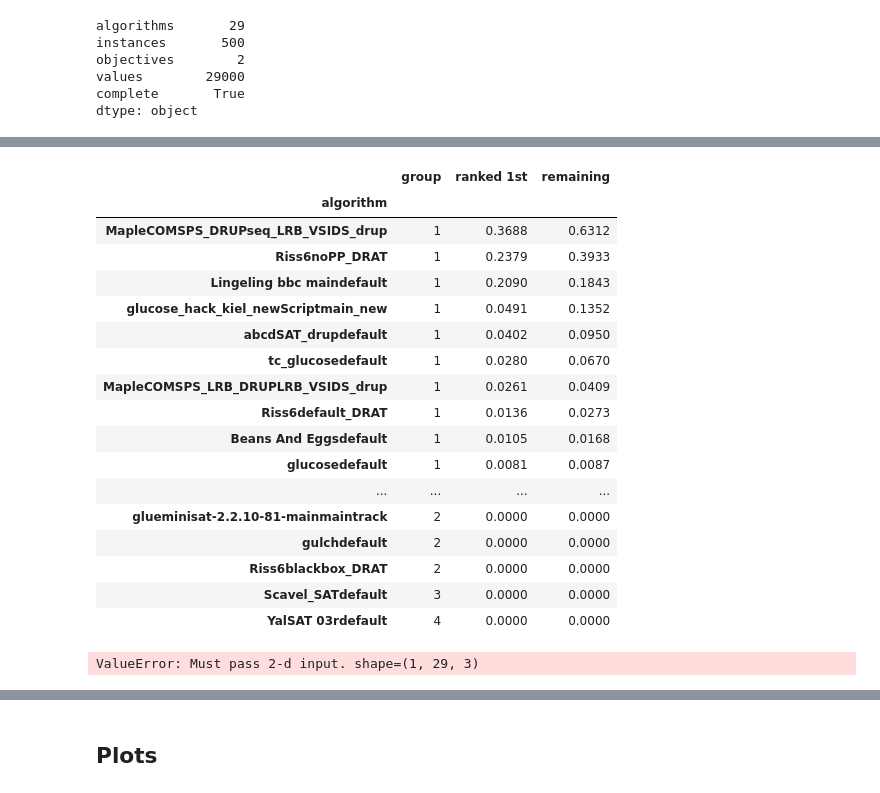
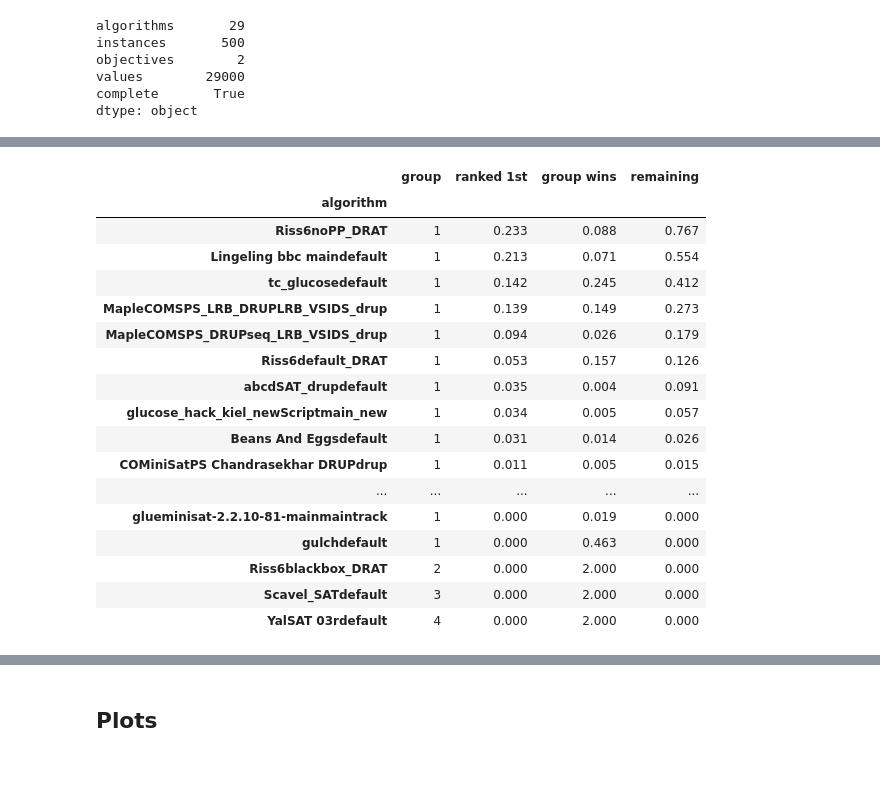
Before and after one commit to jeroenrook/robustranking, a Jupyter notebook: Experiments/examples/SAT2016.ipynb, the cells around one changed output, grey strips where cells are left out. Cells and saved outputs as stored; diff of their text form; code cells hidden in the pictures.

```diff
--- a/Experiments/examples/SAT2016.ipynb
+++ b/Experiments/examples/SAT2016.ipynb
@@ -40,7 +49,7 @@ df
 ## Convert dataframe to Benchmark object
 This object can transform to different data structures and perform checks on the benchmark
 # %%
-competition = Benchmark()
+competition = rr.Benchmark()
 
 competition.from_pandas(df, "solver", "benchmark", ["PAR2", "solved"])
 competition.show_stats()
@@ -56,18 +310,9 @@ dtype: object
 # %%
-competition_filtered = competition.filter(objectives="solved")
-# competition_filtered = competition.filter(objectives="PAR2")
+comparison = rr.comparison.MODominationBootstrapComparison(competition,
+                                 alpha=0.05,
+                                 minimise={"PAR2": True, "solved": False},
+                                 bootstrap_runs=1000,
+                                 aggregation_method={"PAR2": np.mean, "solved": np.sum})
 
-comparison = BootstrapComparison(competition_filtered,
-                                 alpha=0.05,
-                                 minimise=False,
-                                 bootstrap_runs=10000,
-                                 aggregation_method=np.sum)
-
-default_comparison = AggregatedComparison(competition,
-                                          minimise={"PAR2": True, "solved": False},
-                                          aggregation_method={"PAR2": np.mean, "solved": np.sum})
-
-%time comparison.compute()
-robust_ranks = comparison.get_ranking()
-robust_ranks
+comparison.get_ranking()
 # %% [output]
@@ -76,23 +319,18 @@ Wall time: 1.91 s
-|  | group | ranked 1st | remaining |
-| algorithm |  |  |  |
-| MapleCOMSPS_DRUPseq_LRB_VSIDS_drup | 1 | 0.3688 | 0.6312 |
-| Riss6noPP_DRAT | 1 | 0.2379 | 0.3933 |
-| Lingeling bbc maindefault | 1 | 0.2090 | 0.1843 |
-| glucose_hack_kiel_newScriptmain_new | 1 | 0.0491 | 0.1352 |
-| abcdSAT_drupdefault | 1 | 0.0402 | 0.0950 |
-| tc_glucosedefault | 1 | 0.0280 | 0.0670 |
-| MapleCOMSPS_LRB_DRUPLRB_VSIDS_drup | 1 | 0.0261 | 0.0409 |
-| Riss6default_DRAT | 1 | 0.0136 | 0.0273 |
-| Beans And Eggsdefault | 1 | 0.0105 | 0.0168 |
-| glucosedefault | 1 | 0.0081 | 0.0087 |
-| ... | ... | ... | ... |
-| glueminisat-2.2.10-81-mainmaintrack | 2 | 0.0000 | 0.0000 |
-| gulchdefault | 2 | 0.0000 | 0.0000 |
-| Riss6blackbox_DRAT | 2 | 0.0000 | 0.0000 |
-| Scavel_SATdefault | 3 | 0.0000 | 0.0000 |
-| YalSAT 03rdefault | 4 | 0.0000 | 0.0000 |
+|  | group | ranked 1st | group wins | remaining |
+| algorithm |  |  |  |  |
+| Riss6noPP_DRAT | 1 | 0.233 | 0.088 | 0.767 |
+| Lingeling bbc maindefault | 1 | 0.213 | 0.071 | 0.554 |
+| tc_glucosedefault | 1 | 0.142 | 0.245 | 0.412 |
+| MapleCOMSPS_LRB_DRUPLRB_VSIDS_drup | 1 | 0.139 | 0.149 | 0.273 |
+| MapleCOMSPS_DRUPseq_LRB_VSIDS_drup | 1 | 0.094 | 0.026 | 0.179 |
+| Riss6default_DRAT | 1 | 0.053 | 0.157 | 0.126 |
+| abcdSAT_drupdefault | 1 | 0.035 | 0.004 | 0.091 |
+| glucose_hack_kiel_newScriptmain_new | 1 | 0.034 | 0.005 | 0.057 |
+| Beans And Eggsdefault | 1 | 0.031 | 0.014 | 0.026 |
+| COMiniSatPS Chandrasekhar DRUPdrup | 1 | 0.011 | 0.005 | 0.015 |
+| ... | ... | ... | ... | ... |
+| glueminisat-2.2.10-81-mainmaintrack | 1 | 0.000 | 0.019 | 0.000 |
+| gulchdefault | 1 | 0.000 | 0.463 | 0.000 |
+| Riss6blackbox_DRAT | 2 | 0.000 | 2.000 | 0.000 |
+| Scavel_SATdefault | 3 | 0.000 | 2.000 | 0.000 |
+| YalSAT 03rdefault | 4 | 0.000 | 2.000 | 0.000 |
-# %%
-combined_rank = robust_ranks.join(comparison.get_confidence_intervals()).join(default_comparison.get_ranking())
-combined_rank
-# %% [output]
-ValueError: Must pass 2-d input. shape=(1, 29, 3)
```
Also changed, not shown: parts of 39 cells of this notebook, 10 other files.
